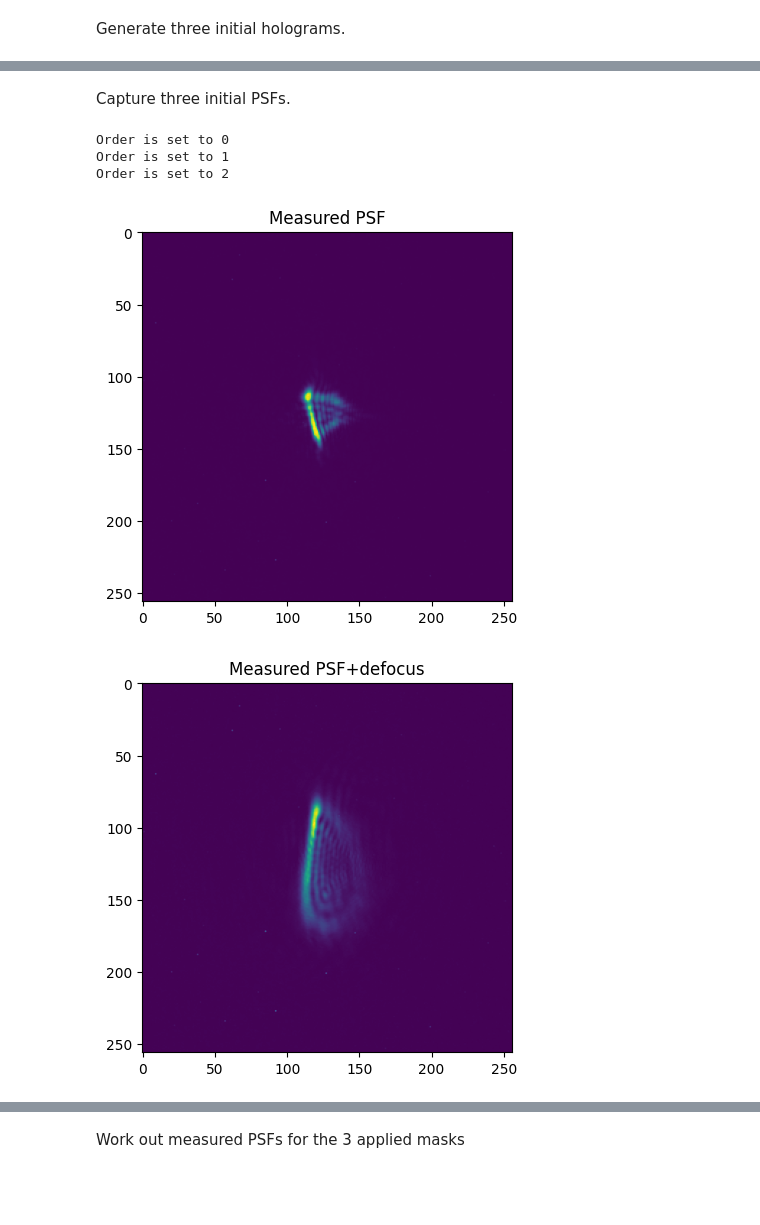
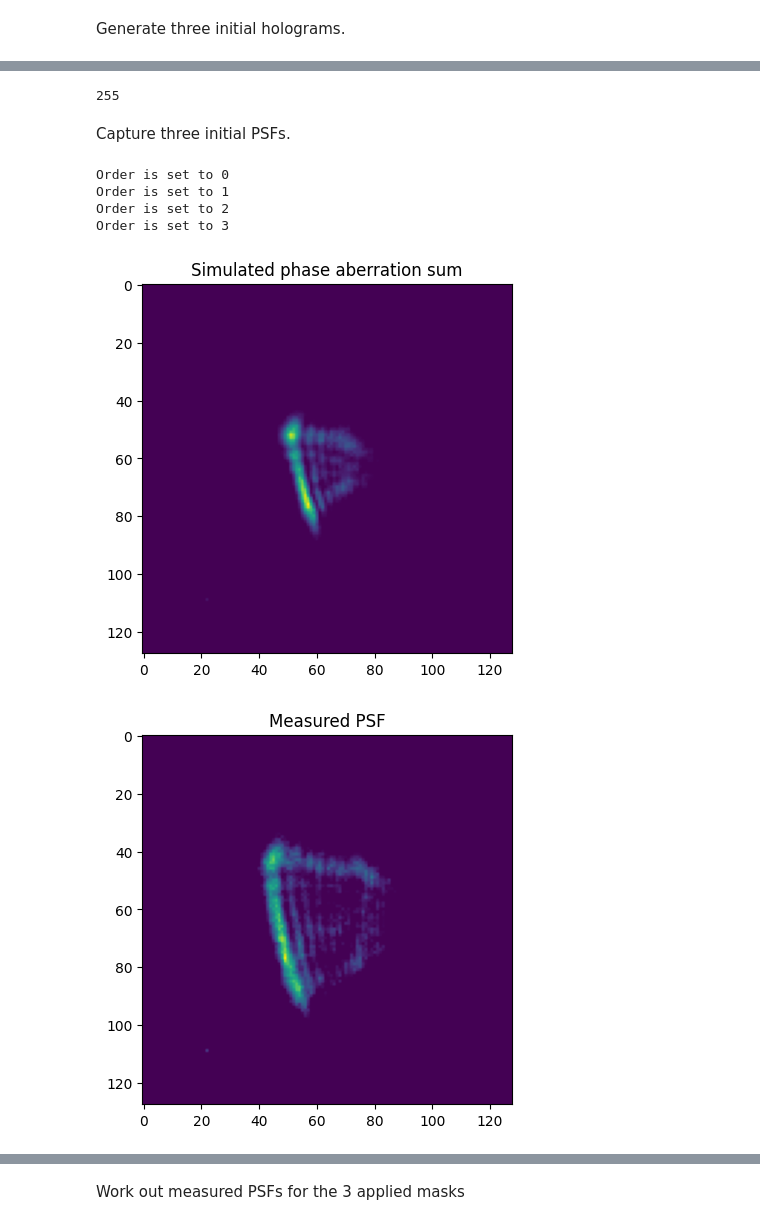
Before and after one commit to imperial-photonics/HexSimInstrument, a Jupyter notebook: R11SLM_correction_hardware.ipynb, the cells around one changed output, grey strips where cells are left out. Saved outputs shown, nothing was run; the diff lists cells and outputs as text; code cells hidden in the pictures; blank space fills up the shorter version.

```diff
--- a/R11SLM_correction_hardware.ipynb
+++ b/R11SLM_correction_hardware.ipynb
@@ -19,6 +19,7 @@ import subprocess, os
 import scipy.ndimage
 import cupyx.scipy.ndimage as cpndimage
 xp = cp
+n_bias = 4
 # %%
 print(f'Cameras attached: {Thorlabs.list_cameras_tlcam()}')
 cam = Thorlabs.ThorlabsTLCamera()
@@ -419,7 +426,7 @@ b'iter480230517_121847'
 # %% [markdown]
 Checking the ROI.
 # %%
-cam.set_exposure(0.1)
+cam.set_exposure(0.01)
 cam.set_roi(hstart=968, hend=1224, vstart=319, vend=575, hbin=1, vbin=1)
 ri = cam.snap()
 plt.imshow(ri)
@@ -490,10 +503,10 @@ Z5_5 = xp.sqrt(12) * r ** 5 * xp.sin(5 * theta) * circ
 # %%
 beams = 1
 xx, yy = np.meshgrid(np.arange(slm.xpix), np.arange(slm.ypix))
-# if xp == cp:
-#     # place the pixels in negative and positive axes
-#     xSLM = (xp.array(slm.xv) - slm.xpix / 2) / (slm.xpix)
-#     ySLM = (xp.array(slm.yv) - slm.ypix / 2) / (slm.ypix)
+if xp == cp:
+    # place the pixels in negative and positive axes
+    xSLM = (xp.array(slm.xv) - slm.xpix / 2) / (slm.xpix)
+    ySLM = (xp.array(slm.yv) - slm.ypix / 2) / (slm.ypix)
 # else:
 #     # place the pixels in negative and positive axes
 #     xSLM = (slm.xv - slm.xpix / 2) / (slm.xpix)
@@ -506,12 +519,12 @@ if xp == cp:
     yySLM = (xp.array(slm.yv) - slm.ypix / 2) / (slm.ypix)
 
 
-Phi = xp.random.random((3, slm.ypix, slm.xpix)) * 2 * np.pi
+Phi = xp.random.random((n_bias, slm.ypix, slm.xpix)) * 2 * np.pi
 Tau = xp.zeros((beams, slm.ypix, slm.xpix), dtype=xp.double)  # phase tilt
-Psi = xp.zeros((3, slm.ypix, slm.xpix), dtype=xp.double)
+Psi = xp.zeros((n_bias, slm.ypix, slm.xpix), dtype=xp.double)
 F = xp.zeros(beams, dtype=xp.complex_)
 G = xp.zeros((slm.ypix, slm.xpix, beams), dtype=xp.complex_)
-img = [None, None, None]
+img = [None] * n_bias
 # %% [markdown]
 Calculte the defocus phase for 2048 * 2048 pixels
 # %%
@@ -631,3 +633,7 @@ finish in 15.642595291137695s
+# %%
+print(imgByte.max())
+# %% [output]
+255
 # %%
 # plt.imshow(xp.real(G[2,:,:]).get())
 # %%
@@ -635,29 +641,31 @@ finish in 15.642595291137695s
 # %% [markdown]
 Capture three initial PSFs.
 # %%
-psfm = [None, None, None]  # measured psf
-psfi = [None, None, None]  # psf intensity
-# bg = [None, None, None]  # camera's background
-for i in range(3):
+psfm = [None] * n_bias  # measured psf
+psfi = [None] * n_bias  # psf intensity
+bg = 250  # camera's background
+for i in range(n_bias):
     slm.setRO(i)
     psfm[i] = cam.snap()
+    psfm[i] = (psfm[i] - bg) * (psfm[i] > bg)
 #     slm.deactivate()
 #     if slm.getState() == 0x54 or slm.getState() == 0x56:
 #         slm.deactivate()
 #     bg[i] = cam.snap()
 #     psfm[i] = cp.array(psfm[i] - bg[i])
     psfm[i] = cp.array(psfm[i])
     psfi[i] = psfm[i] + 0j
     plt.figure()
-    plt.title(titles[9 + i])
+    plt.title(titles[8 + i])
     if xp == cp:
-        plt.imshow((psfm[i]).get())
+        plt.imshow((psfm[i][int(N / 2 - 1):int(3 * N / 2 - 1), int(N / 2 - 1):int(3 * N / 2 - 1)]).get())
     else:
-        plt.imshow(psfm[i])
+        plt.imshow(psfm[i][int(N / 2 - 1):int(3 * N / 2 - 1), int(N / 2 - 1):int(3 * N / 2 - 1)])
 # slm.activate()
 # %% [output]
 Order is set to 0
 Order is set to 1
 Order is set to 2
+Order is set to 3
-[figure, old version]
+[figure, new version]
-[figure, old version]
+[figure, new version]
```
Also changed, not shown: parts of 23 cells of this notebook, 1 other file.
